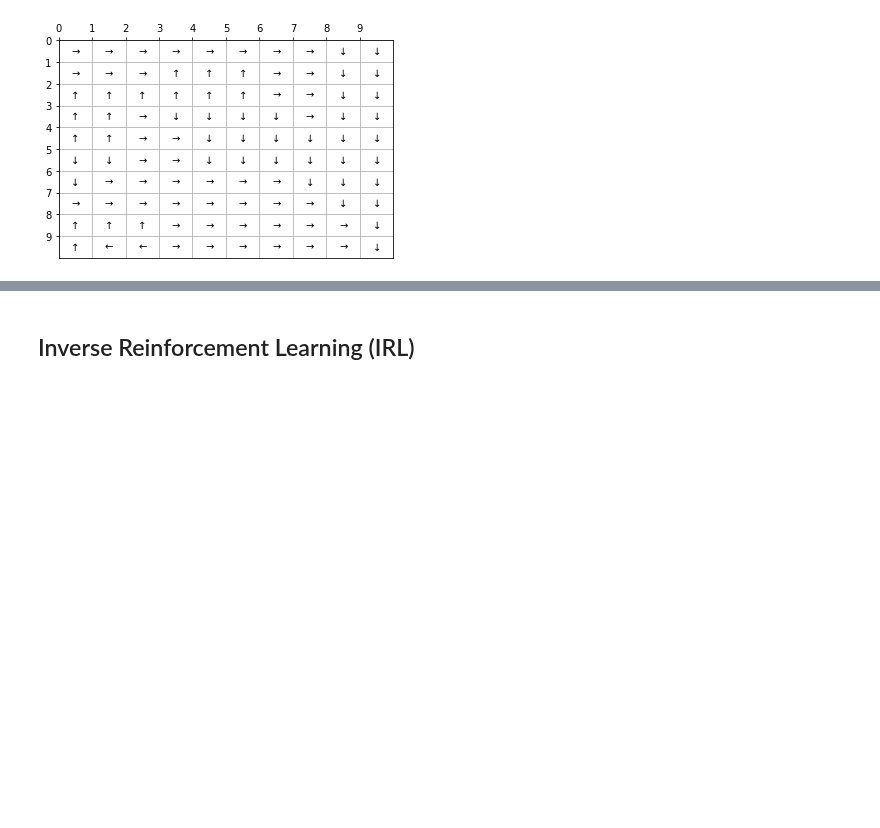
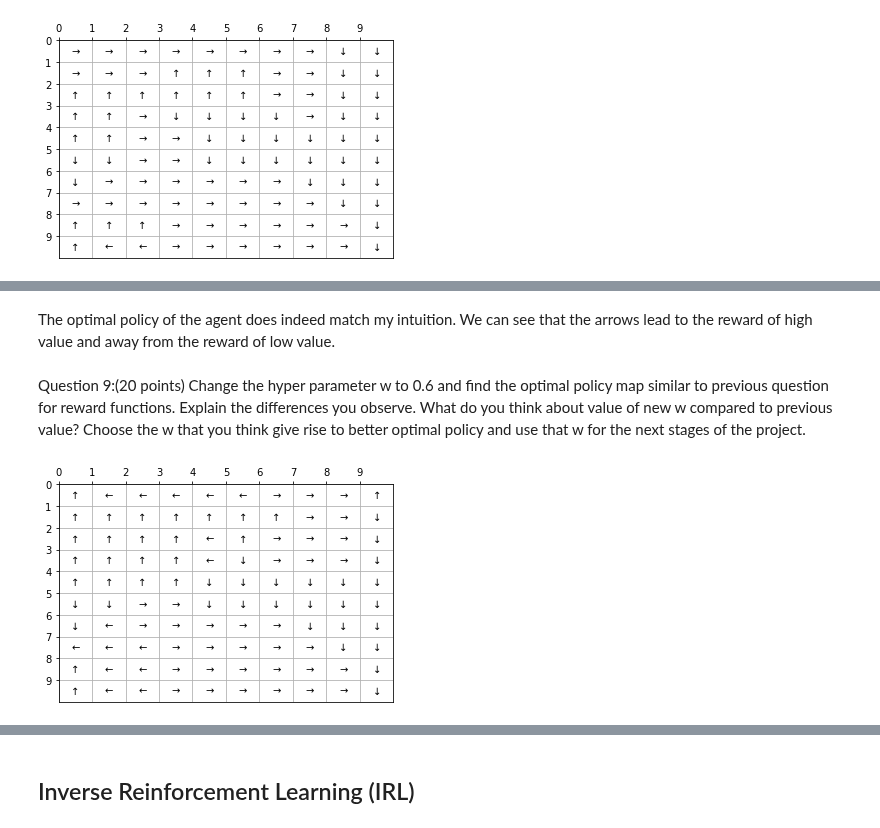
Before and after one commit to morgworth/ece232_team, a Jupyter notebook: Project 3/Project3_Swetha.ipynb, the cells around one changed output, grey strips where cells are left out. Drawn from its saved outputs; the diff is of its cells as text; code cells hidden in the pictures; blank space fills up the shorter version.

```diff
--- a/Project 3/Project3_Swetha.ipynb
+++ b/Project 3/Project3_Swetha.ipynb
@@ -325,0 +371,17 @@ policy = find_policy(state_space,reward_fnx1,P_up,P_down,P_left,P_right,w,gamma,
+# %% [markdown]
+The optimal policy of the agent does indeed match my intuition. We can see that the arrows lead to the reward of high value and away from the reward of low value.
+# %% [markdown]
+Question 9:(20 points) Change the hyper parameter w to 0.6 and find the optimal policy map similar to previous question for reward functions. Explain the differences you observe. What do you think about value of new w compared to previous value? Choose the w that you think give rise to better optimal policy and use that w for the next stages of the project.
+# %%
+# w = 0.6 with Reward function 1
+
+# Parameters
+w = 0.6
+gamma = 0.8
+epsilon = 0.01
+
+# Convergence
+P_up, P_down, P_left, P_right = state_transition_probabilities(w)
+policy = find_policy(state_space,reward_fnx1,P_up,P_down,P_left,P_right,w,gamma,epsilon)
+# %% [output]
+[figure, added]
```
Also changed, not shown: parts of 14 cells of this notebook.
